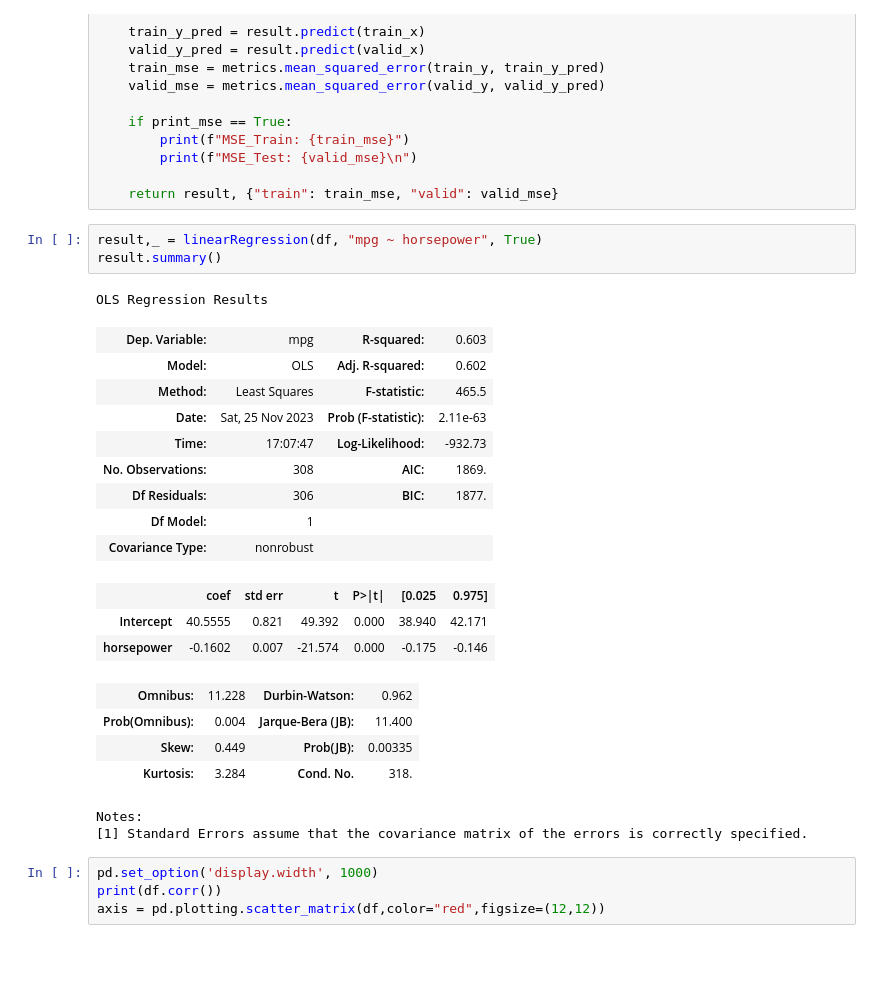
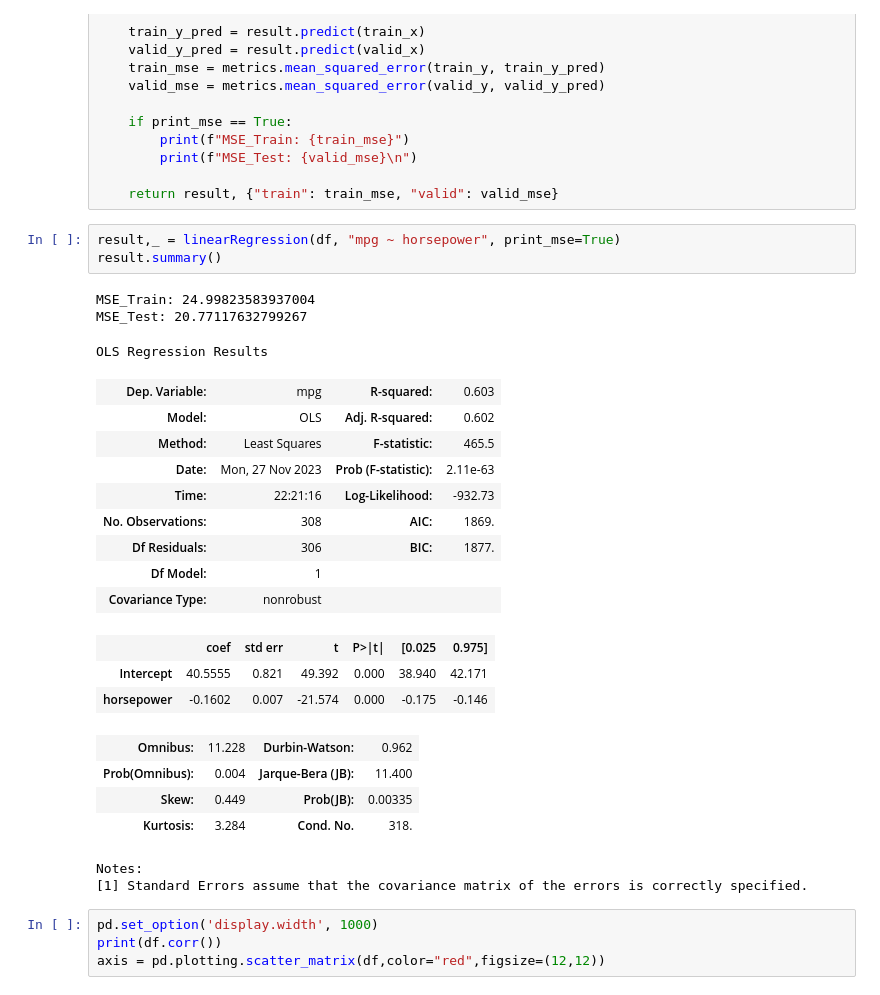
Before and after one commit to zalewski26/data-mining-2023, a Jupyter notebook: regression/auto_analysis.ipynb, the cells around one changed output. Drawn from its saved outputs; the diff is of its cells as text; blank space fills up the shorter version.

```diff
--- a/regression/auto_analysis.ipynb
+++ b/regression/auto_analysis.ipynb
@@ -55,15 +57,17 @@ def linearRegression(df, model_formula, seed=1, print_mse=False):
 
     return result, {"train": train_mse, "valid": valid_mse}
 # %%
-result,_ = linearRegression(df, "mpg ~ horsepower", True)
+result,_ = linearRegression(df, "mpg ~ horsepower", print_mse=True)
 result.summary()
 # %% [output]
-OLS Regression Results
+MSE_Train: 24.99823583937004
+MSE_Test: 20.77117632799267
+OLS Regression Results
 | Dep. Variable: | mpg | R-squared: | 0.603 |
 | Model: | OLS | Adj. R-squared: | 0.602 |
 | Method: | Least Squares | F-statistic: | 465.5 |
-| Date: | Sat, 25 Nov 2023 | Prob (F-statistic): | 2.11e-63 |
-| Time: | 17:07:47 | Log-Likelihood: | -932.73 |
+| Date: | Mon, 27 Nov 2023 | Prob (F-statistic): | 2.11e-63 |
+| Time: | 22:21:16 | Log-Likelihood: | -932.73 |
 | No. Observations: | 308 | AIC: | 1869. |
 | Df Residuals: | 306 | BIC: | 1877. |
 | Df Model: | 1 |  |  |
@@ -75,8 +79,8 @@ OLS Regression Results
 | Prob(Omnibus): | 0.004 | Jarque-Bera (JB): | 11.400 |
 | Skew: | 0.449 | Prob(JB): | 0.00335 |
 | Kurtosis: | 3.284 | Cond. No. | 318. |
-Notes:
-[1] Standard Errors assume that the covariance matrix of the errors is correctly specified.
+Notes:
+[1] Standard Errors assume that the covariance matrix of the errors is correctly specified.
 # %%
 pd.set_option('display.width', 1000)
 print(df.corr())
```
Also changed, not shown: parts of 10 cells of this notebook, 2 other files.
